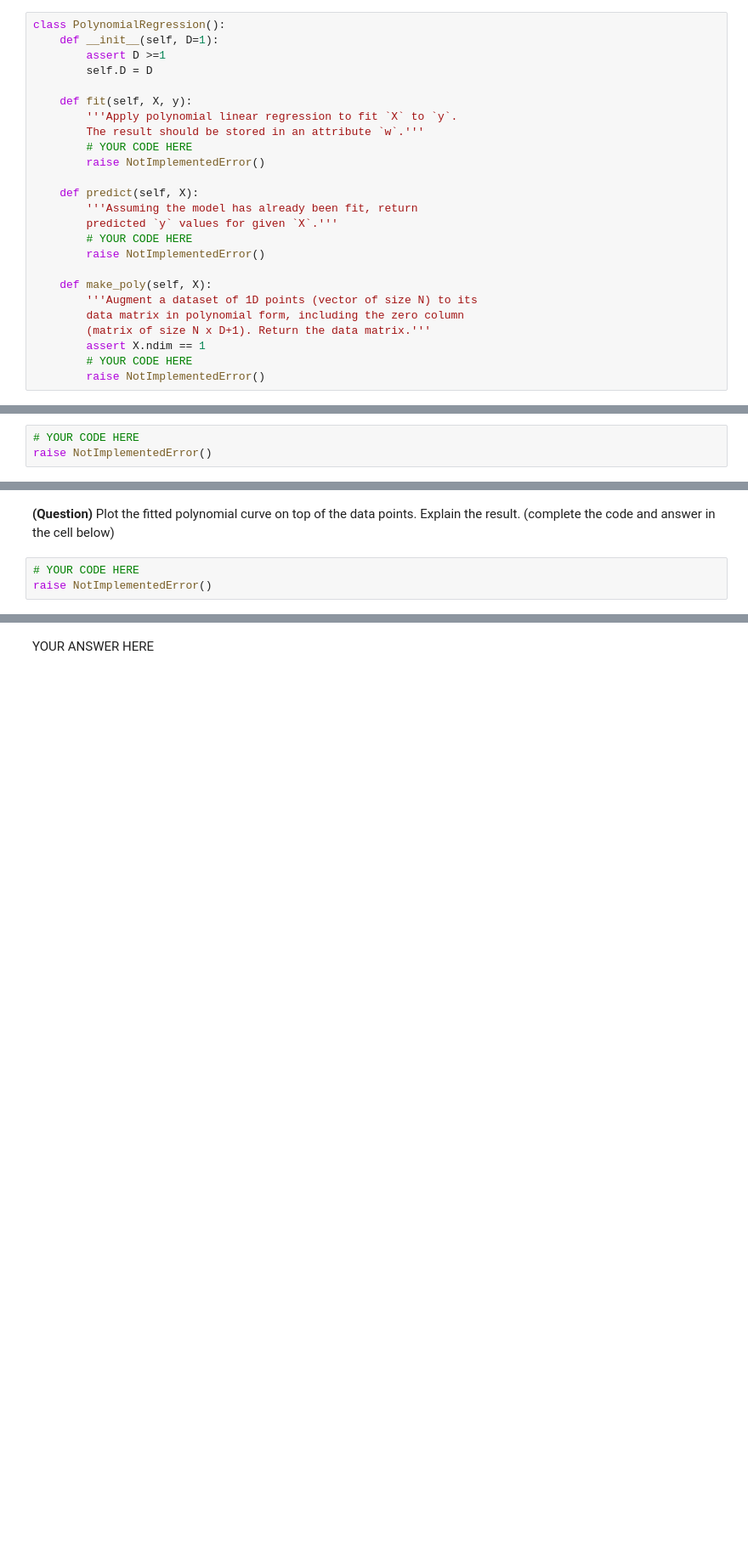
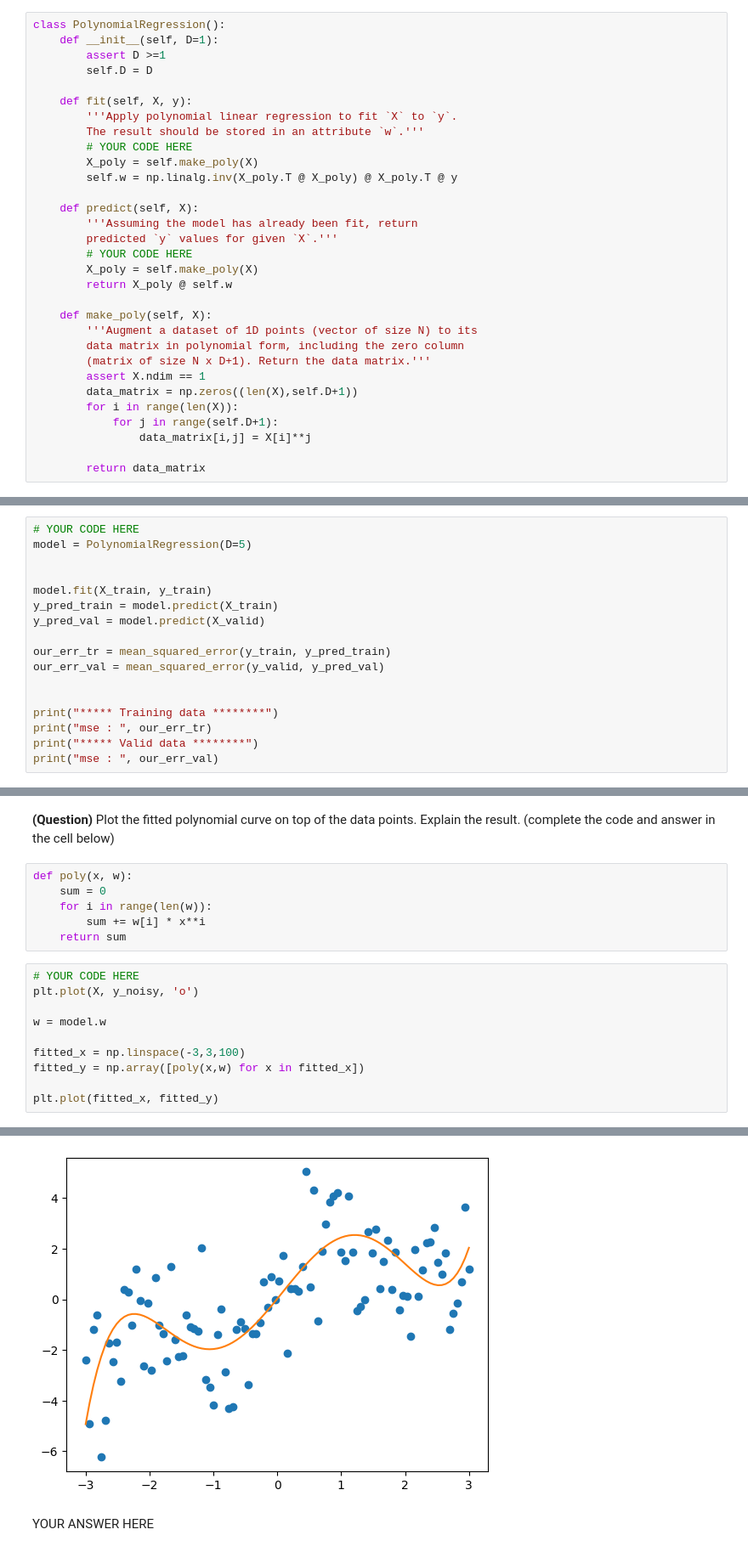
Before and after one commit to FaroukSoufary/IS318-Machine-Learning, a Jupyter notebook: ml-tp1.ipynb, the cells around one changed output, grey strips where cells are left out. Shown at 85% size. Saved outputs shown, nothing was run; the diff lists cells and outputs as text; blank space fills up the shorter version.

```diff
--- a/ml-tp1.ipynb
+++ b/ml-tp1.ipynb
@@ -159,21 +147,27 @@ class PolynomialRegression():
         '''Apply polynomial linear regression to fit `X` to `y`.
         The result should be stored in an attribute `w`.'''
         # YOUR CODE HERE
-        raise NotImplementedError()
+        X_poly = self.make_poly(X)
+        self.w = np.linalg.inv(X_poly.T @ X_poly) @ X_poly.T @ y
 
     def predict(self, X):
         '''Assuming the model has already been fit, return
         predicted `y` values for given `X`.'''
         # YOUR CODE HERE
-        raise NotImplementedError()
+        X_poly = self.make_poly(X)
+        return X_poly @ self.w
 
     def make_poly(self, X):
         '''Augment a dataset of 1D points (vector of size N) to its
         data matrix in polynomial form, including the zero column
         (matrix of size N x D+1). Return the data matrix.'''
         assert X.ndim == 1
-        # YOUR CODE HERE
-        raise NotImplementedError()
+        data_matrix = np.zeros((len(X),self.D+1))
+        for i in range(len(X)):
+            for j in range(self.D+1):
+                data_matrix[i,j] = X[i]**j
+
+        return data_matrix
 # %% [markdown]
 **(Question)** Implement the mean squared error function to measure the quality of predictions.
 # %%
@@ -190,4 +184,18 @@ assert mean_squared_error(a, a) == 0.
 **(Question)** Apply the polynomial regression model with $D=5$. Compute and print the mean squared error for the training and validation sets.
 # %%
 # YOUR CODE HERE
-raise NotImplementedError()
+model = PolynomialRegression(D=5)
+
+
+model.fit(X_train, y_train)
+y_pred_train = model.predict(X_train)
+y_pred_val = model.predict(X_valid)
+
+our_err_tr = mean_squared_error(y_train, y_pred_train)
+our_err_val = mean_squared_error(y_valid, y_pred_val)
+
+
+print("***** Training data ********")
+print("mse : ", our_err_tr)
+print("***** Valid data ********")
+print("mse : ", our_err_val)
@@ -194,5 +207,19 @@ raise NotImplementedError()
 # %% [markdown]
 **(Question)** Plot the fitted polynomial curve on top of the data points. Explain the result. (complete the code and answer in the cell below)
+# %%
+def poly(x, w):
+    sum = 0
+    for i in range(len(w)):
+        sum += w[i] * x**i
+    return sum
 # %%
 # YOUR CODE HERE
-raise NotImplementedError()
+plt.plot(X, y_noisy, 'o')
+
+w = model.w
+
+fitted_x = np.linspace(-3,3,100)
+fitted_y = np.array([poly(x,w) for x in fitted_x])
+
+plt.plot(fitted_x, fitted_y)
+# %% [output]
@@ -199,3 +227,4 @@ raise NotImplementedError()
+[figure, added]
 # %% [markdown]
 YOUR ANSWER HERE
 # %% [markdown]
```
Also changed, not shown: parts of 19 cells of this notebook.
